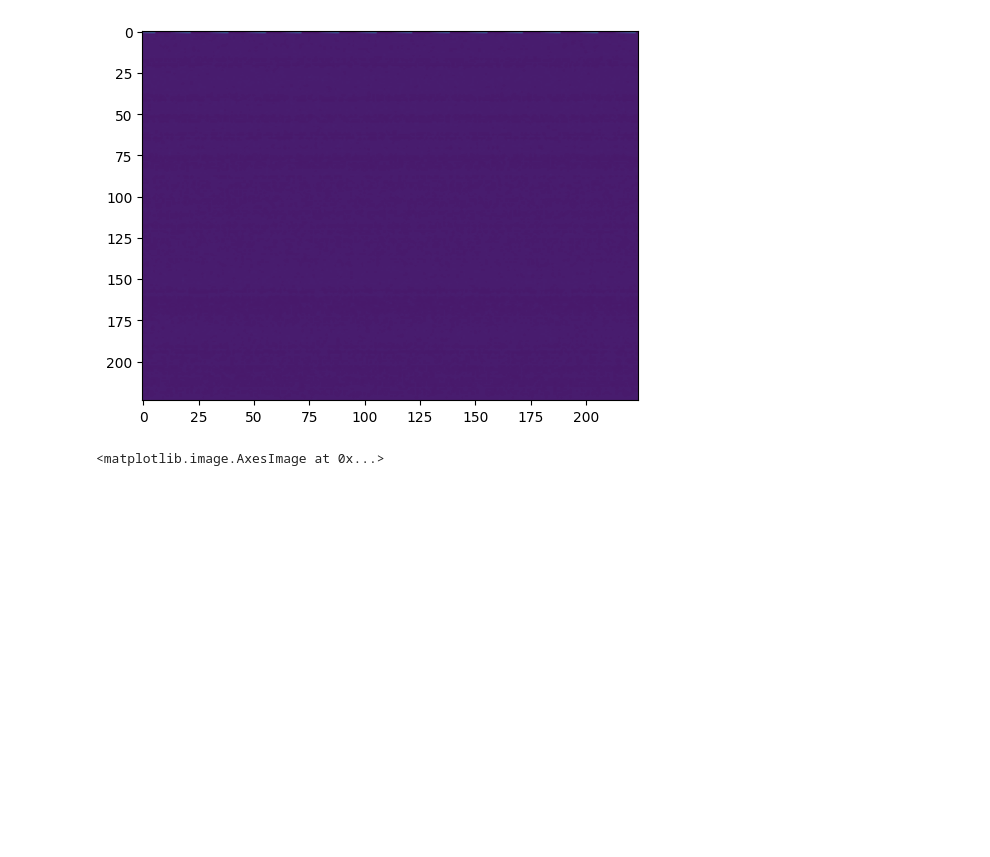
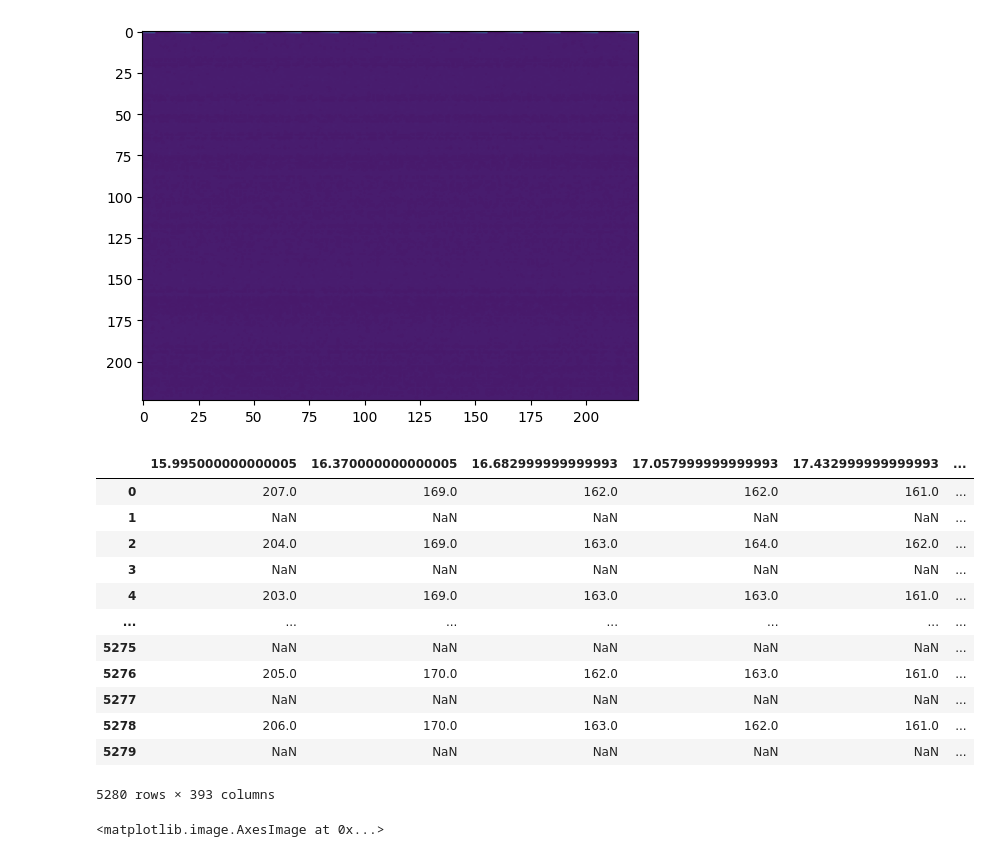
Before and after one commit to i4Ds/FlareSense-v2, a Jupyter notebook: _eda_images.ipynb, the cells around one changed output. Cells and saved outputs as stored; diff of their text form; code cells hidden in the pictures; blank space fills up the shorter version.

```diff
--- a/_eda_images.ipynb
+++ b/_eda_images.ipynb
@@ -79,3 +77,21 @@ df = pd.read_parquet('/mnt/nas05/data01/vincenzo/ecallisto/data/GERMANY-DLR_63/6
+# %%
+df = pd.read_parquet('/mnt/nas05/data01/vincenzo/ecallisto/data/MRO_61/3/2024-04-17_16-43-00.parquet')
+# %%
+df
+# %% [output]
+|  | 15.995000000000005 | 16.370000000000005 | 16.682999999999993 | 17.057999999999993 | 17.432999999999993 | ... |
+| 0 | 207.0 | 169.0 | 162.0 | 162.0 | 161.0 | ... |
+| 1 | NaN | NaN | NaN | NaN | NaN | ... |
+| 2 | 204.0 | 169.0 | 163.0 | 164.0 | 162.0 | ... |
+| 3 | NaN | NaN | NaN | NaN | NaN | ... |
+| 4 | 203.0 | 169.0 | 163.0 | 163.0 | 161.0 | ... |
+| ... | ... | ... | ... | ... | ... | ... |
+| 5275 | NaN | NaN | NaN | NaN | NaN | ... |
+| 5276 | 205.0 | 170.0 | 162.0 | 163.0 | 161.0 | ... |
+| 5277 | NaN | NaN | NaN | NaN | NaN | ... |
+| 5278 | 206.0 | 170.0 | 163.0 | 162.0 | 161.0 | ... |
+| 5279 | NaN | NaN | NaN | NaN | NaN | ... |
+5280 rows × 393 columns
 # %%
 plt.imshow(df.T, aspect='auto')
 # %% [output]
```
Also changed, not shown: parts of 4 cells of this notebook.
